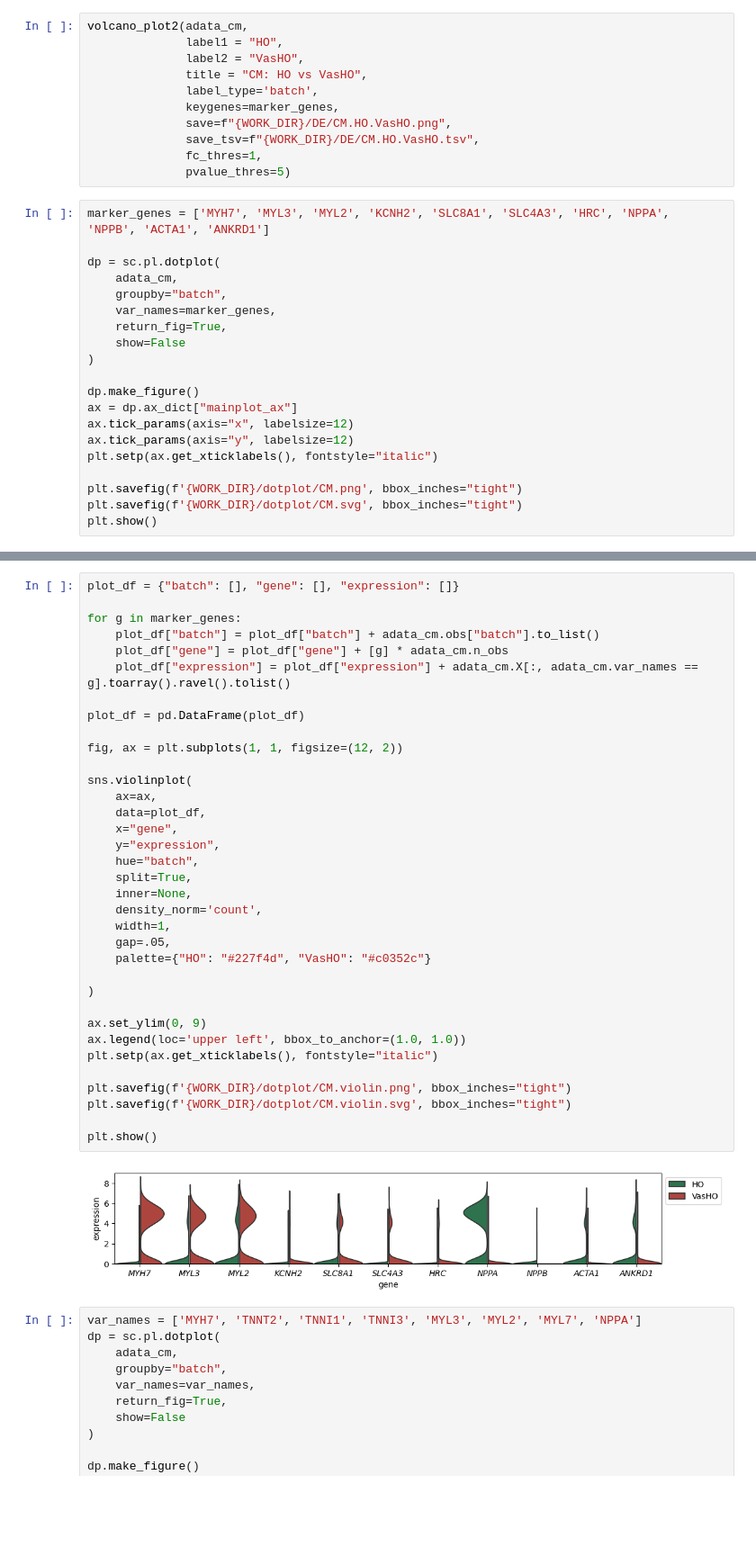
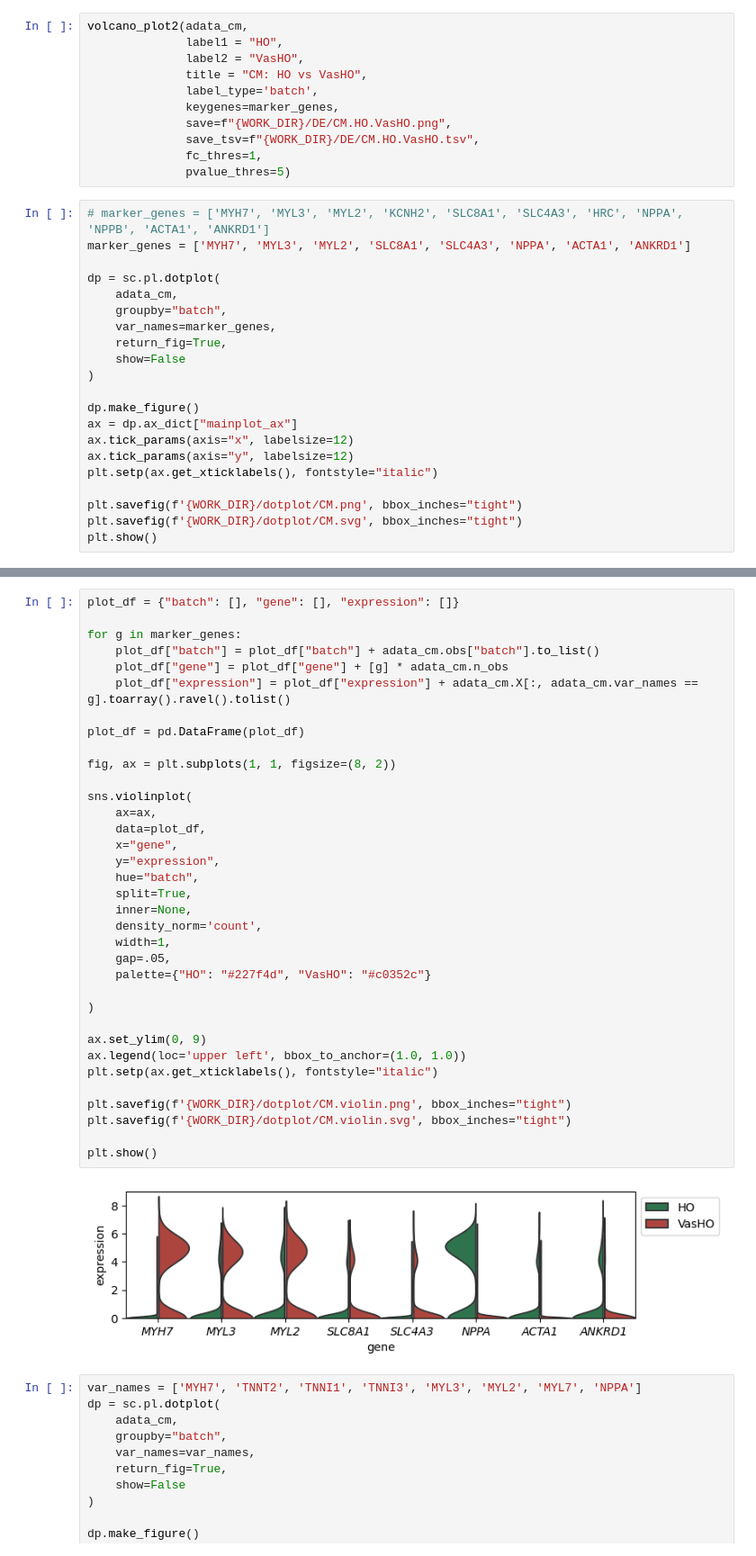
Before and after one commit to yachielab/DataAnalysis_Vascularized_Cardiac_Organoids, a Jupyter notebook: ipynb/CCO11.ipynb, the cells around one changed output, grey strips where cells are left out. Shown at 90% size. Cells and saved outputs as stored; diff of their text form; blank space fills up the shorter version.

```diff
--- a/ipynb/CCO11.ipynb
+++ b/ipynb/CCO11.ipynb
@@ -602,7 +602,8 @@ volcano_plot2(adata_cm,
               fc_thres=1,
               pvalue_thres=5)
 # %%
-marker_genes = ['MYH7', 'MYL3', 'MYL2', 'KCNH2', 'SLC8A1', 'SLC4A3', 'HRC', 'NPPA', 'NPPB', 'ACTA1', 'ANKRD1']
+# marker_genes = ['MYH7', 'MYL3', 'MYL2', 'KCNH2', 'SLC8A1', 'SLC4A3', 'HRC', 'NPPA', 'NPPB', 'ACTA1', 'ANKRD1']
+marker_genes = ['MYH7', 'MYL3', 'MYL2', 'SLC8A1', 'SLC4A3', 'NPPA', 'ACTA1', 'ANKRD1']
 
 dp = sc.pl.dotplot(
     adata_cm,
@@ -631,35 +632,35 @@ for g in marker_genes:
     plot_df["gene"] = plot_df["gene"] + [g] * adata_cm.n_obs
     plot_df["expression"] = plot_df["expression"] + adata_cm.X[:, adata_cm.var_names == g].toarray().ravel().tolist()
 
 plot_df = pd.DataFrame(plot_df)
 
-fig, ax = plt.subplots(1, 1, figsize=(12, 2))
+fig, ax = plt.subplots(1, 1, figsize=(8, 2))
 
 sns.violinplot(
     ax=ax,
     data=plot_df,
     x="gene",
     y="expression",
     hue="batch",
     split=True,
     inner=None,
     density_norm='count',
     width=1,
     gap=.05,
     palette={"HO": "#227f4d", "VasHO": "#c0352c"}
 
 )
 
 ax.set_ylim(0, 9)
 ax.legend(loc='upper left', bbox_to_anchor=(1.0, 1.0))
 plt.setp(ax.get_xticklabels(), fontstyle="italic")
 
 plt.savefig(f'{WORK_DIR}/dotplot/CM.violin.png', bbox_inches="tight")
 plt.savefig(f'{WORK_DIR}/dotplot/CM.violin.svg', bbox_inches="tight")
 
 plt.show()
 # %% [output]
-[figure, old version]
+[figure, new version]
 # %%
 var_names = ['MYH7', 'TNNT2', 'TNNI1', 'TNNI3', 'MYL3', 'MYL2', 'MYL7', 'NPPA']
 dp = sc.pl.dotplot(
```
Also changed, not shown: parts of 4 cells of this notebook, 8 other files.
